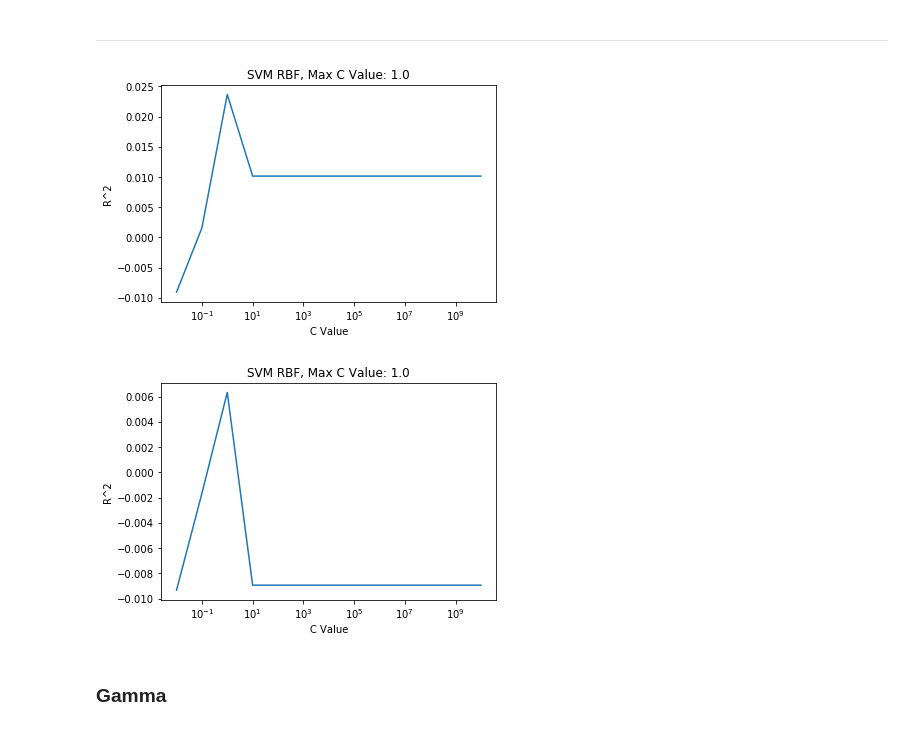
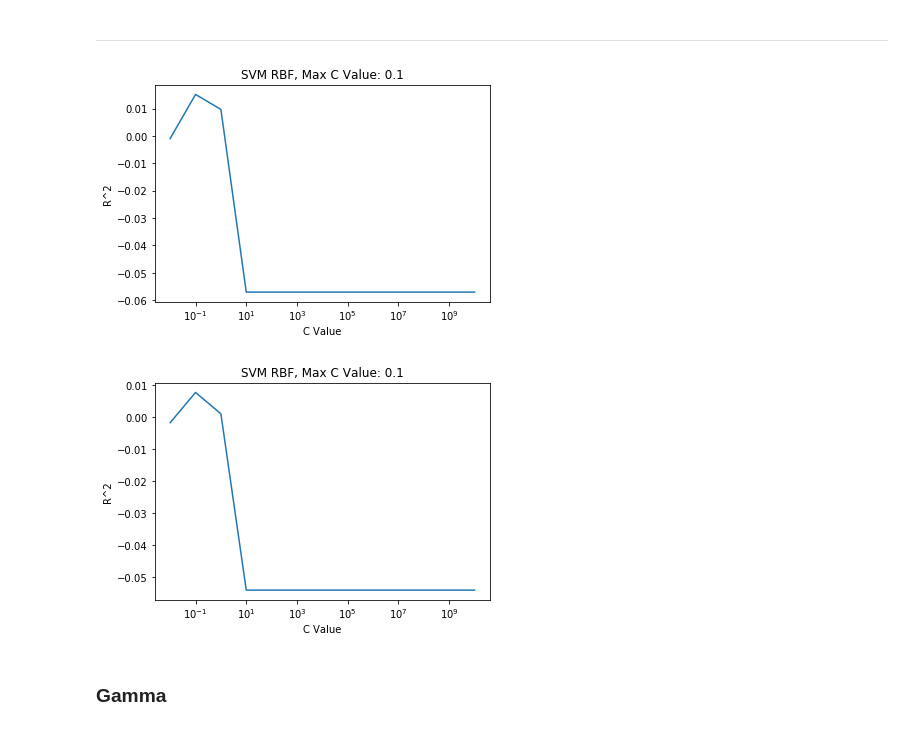
Before and after one commit to charlesriver/radiation, a Jupyter notebook: SVM Tuning v01.ipynb, the cells around one changed output. Drawn from its saved outputs; the diff is of its cells as text; code cells hidden in the pictures.

```diff
--- a/SVM Tuning v01.ipynb
+++ b/SVM Tuning v01.ipynb
@@ -96,30 +96,30 @@ def test_model (model):
 # %%
 all_onehot_scaled = preprocessing.scale(cn_mut_exp_bin)
 master_auc_scaled = preprocessing.scale(auc_lst)
 
-x_train, x_test, y_train, y_test = train_test_split(all_onehot_scaled, master_auc_scaled, test_size=0.5, random_state=42)
+x_train, x_test, y_train, y_test = train_test_split(all_onehot_scaled, master_auc_scaled, test_size=0.2, random_state=42)
 y_test = y_test.flatten()
 y_train = y_train.flatten()
 
 # default C = 1.0, default epsilon = 0.1
 C_range = np.logspace(-2, 10, 13)
 r_2_lst = []
 for index, c_val in enumerate(C_range):
     svr_rbf = SVR(kernel = "rbf", C = c_val)
     svr_rbf_y_pred, r2_svr_rbf = test_model (svr_rbf)
     r_2_lst.append(r2_svr_rbf)
 plt.semilogx(C_range, r_2_lst)
 plt.title("SVM RBF, Max C Value: %s" % (C_range[np.argmax(r_2_lst)]))
 plt.xlabel("C Value")
 plt.ylabel("R^2")
 plt.show()
 # %% [output]
-[figure, old version]
+[figure, new version]
 # %%
 all_onehot_scaled = preprocessing.scale(gene_exp_bin)
 master_auc_scaled = preprocessing.scale(auc_lst)
 
-x_train, x_test, y_train, y_test = train_test_split(all_onehot_scaled, master_auc_scaled, test_size=0.5, random_state=42)
+x_train, x_test, y_train, y_test = train_test_split(all_onehot_scaled, master_auc_scaled, test_size=0.2, random_state=42)
 y_test = y_test.flatten()
 y_train = y_train.flatten()
 
@@ -136,7 +136,7 @@ plt.xlabel("C Value")
 plt.ylabel("R^2")
 plt.show()
 # %% [output]
-[figure, old version]
+[figure, new version]
 # %% [markdown]
 ### Gamma
 # %% [markdown]
```
Also changed, not shown: parts of 3 cells of this notebook, 1 other file.
